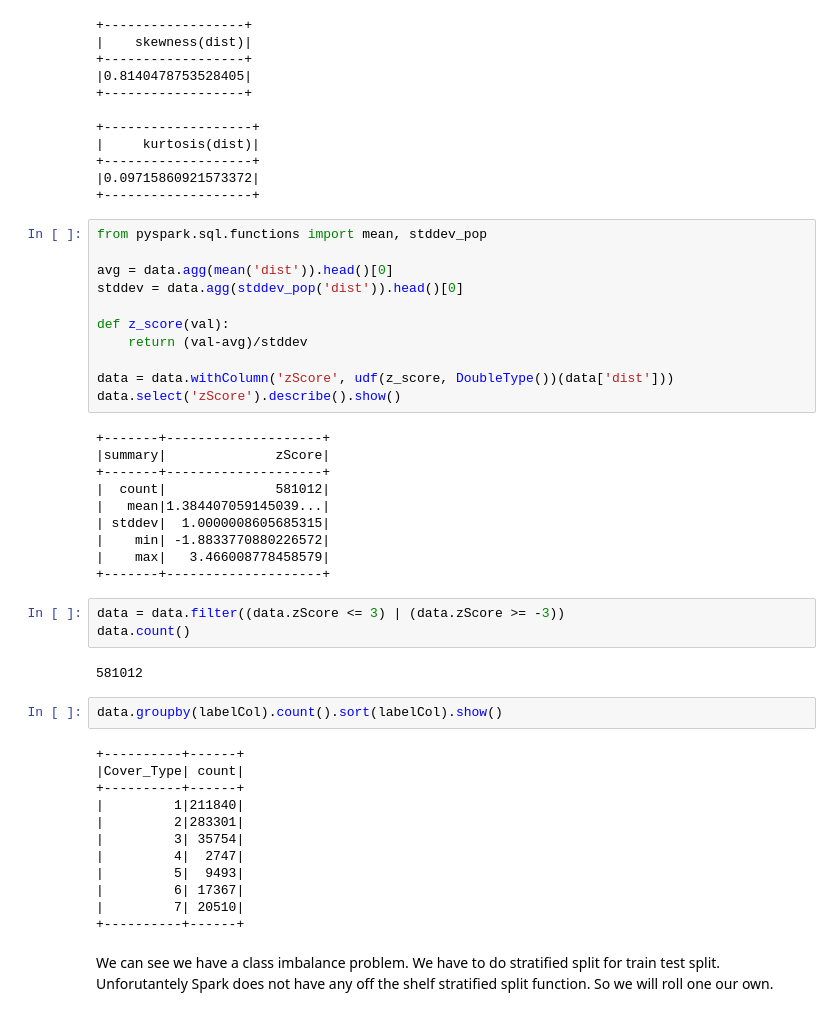
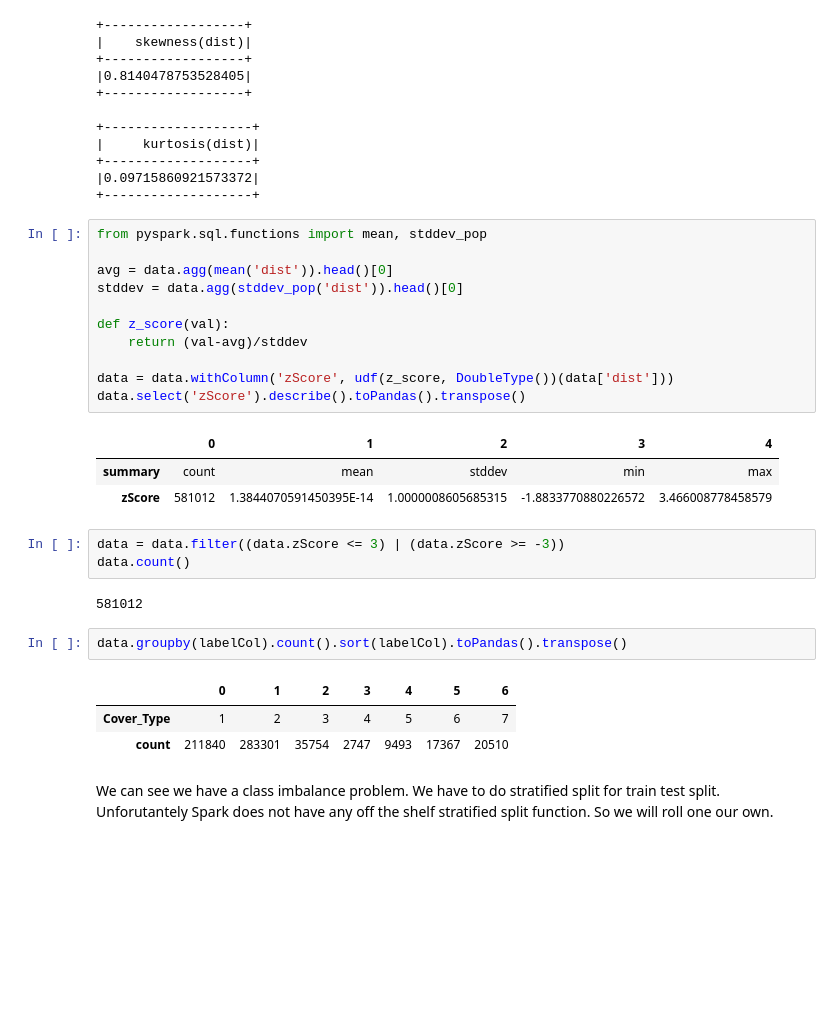
Before and after one commit to riyadparvez/pyspark-datascience, a Jupyter notebook: forest-cover-type/spark.ipynb, the cells around one changed output. Drawn from its saved outputs; the diff is of its cells as text; blank space fills up the shorter version.

```diff
--- a/forest-cover-type/spark.ipynb
+++ b/forest-cover-type/spark.ipynb
@@ -207,36 +200,22 @@ def z_score(val):
     return (val-avg)/stddev
 
 data = data.withColumn('zScore', udf(z_score, DoubleType())(data['dist']))
-data.select('zScore').describe().show()
+data.select('zScore').describe().toPandas().transpose()
 # %% [output]
-+-------+--------------------+
-|summary|              zScore|
-+-------+--------------------+
-|  count|              581012|
-|   mean|1.384407059145039...|
-| stddev|  1.0000008605685315|
-|    min| -1.8833770880226572|
-|    max|   3.466008778458579|
-+-------+--------------------+
+|  | 0 | 1 | 2 | 3 | 4 |
+| summary | count | mean | stddev | min | max |
+| zScore | 581012 | 1.3844070591450395E-14 | 1.0000008605685315 | -1.8833770880226572 | 3.466008778458579 |
 # %%
 data = data.filter((data.zScore <= 3) | (data.zScore >= -3))
 data.count()
 # %% [output]
 581012
 # %%
-data.groupby(labelCol).count().sort(labelCol).show()
+data.groupby(labelCol).count().sort(labelCol).toPandas().transpose()
 # %% [output]
-+----------+------+
-|Cover_Type| count|
-+----------+------+
-|         1|211840|
-|         2|283301|
-|         3| 35754|
-|         4|  2747|
-|         5|  9493|
-|         6| 17367|
-|         7| 20510|
-+----------+------+
+|  | 0 | 1 | 2 | 3 | 4 | 5 | 6 |
+| Cover_Type | 1 | 2 | 3 | 4 | 5 | 6 | 7 |
+| count | 211840 | 283301 | 35754 | 2747 | 9493 | 17367 | 20510 |
 # %% [markdown]
 We can see we have a class imbalance problem. We have to do stratified split for train test split. Unforutantely Spark does not have any off the shelf stratified split function. So we will roll one our own.
 # %%
```
Also changed, not shown: parts of 9 cells of this notebook, 1 other file.
